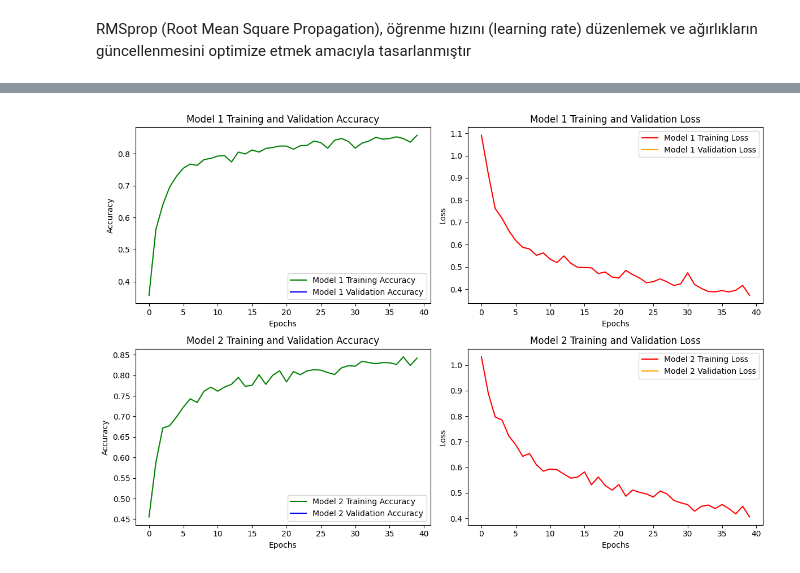
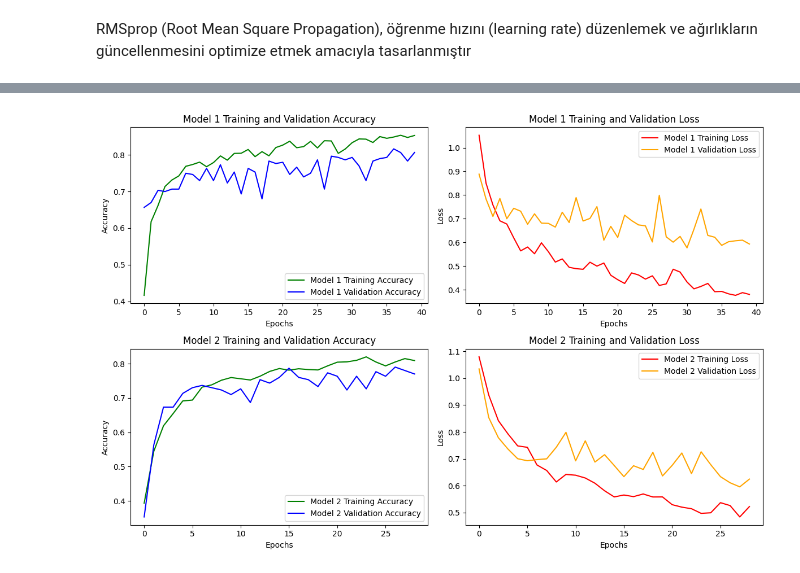
Before and after one commit to eliffkrc/firedetection2model, a Jupyter notebook: fire2model.ipynb, the cells around one changed output, grey strips where cells are left out. Drawn from its saved outputs; the diff is of its cells as text; code cells hidden in the pictures.

```diff
--- a/fire2model.ipynb
+++ b/fire2model.ipynb
@@ -124,12 +122,12 @@ model1 = Sequential([
 model1.compile(
     loss='categorical_crossentropy',
     optimizer=Adam(learning_rate=0.0001), #genel
-    metrics=['acc']
+    metrics=['accuracy']
 )
 model1.summary()
 early_stopping_callback = EarlyStopping(
-    monitor='val_acc',
-    patience=10,          # epoch boyunca değişmezse eğitimi durdur
+    monitor='accuracy',
+    patience=5,          # epoch boyunca değişmezse eğitimi durdur
     restore_best_weights=True  # En iyi ağırlıkları geri yükle
 )
 
@@ -138,7 +136,7 @@ history = model1.fit(
     steps_per_epoch=14,
     epochs=40,
     validation_data=validation_generator,
-    validation_steps=14,
+    validation_steps=5,
     callbacks=[early_stopping_callback]
 )
 # %% [output]
@@ -220,7 +204,6 @@ Daha az sayıda parametre ile daha karmaşık veri setlerini iyi öğrenemeyebil
 # %% [markdown]
 RMSprop (Root Mean Square Propagation), öğrenme hızını (learning rate) düzenlemek ve ağırlıkların güncellenmesini optimize etmek amacıyla tasarlanmıştır
 # %%
-
 from tensorflow.keras.models import Sequential
 from tensorflow.keras.layers import Conv2D, MaxPooling2D, Flatten, Dense, Dropout
 from tensorflow.keras.callbacks import EarlyStopping
@@ -234,30 +217,29 @@ model2 = Sequential([
     MaxPooling2D(pool_size=(2, 2)),
     Conv2D(256, (3, 3), activation='relu'),
     MaxPooling2D(pool_size=(2, 2)),
+    Conv2D(512, (3, 3), activation='relu'),
+    MaxPooling2D(pool_size=(2, 2)),
     Flatten(),
-    Dropout(0.3),
+    Dropout(0.5),
     Dense(256, activation='relu'),
-    Dropout(0.3),
+    Dropout(0.5),
     Dense(128, activation='relu'),
-    Dropout(0.3),
+    Dropout(0.5),
     Dense(3, activation='softmax')
 ])
+model2.summary()
 model2.compile(
     loss='categorical_crossentropy',
     optimizer=RMSprop(learning_rate=0.0001),
     metrics=['accuracy']
 )
-early_stopping_callback = EarlyStopping(
-    monitor='val_accuracy',
-    patience=10,          # epoch boyunca değişmezse eğitimi durdur
-    restore_best_weights=True  # En iyi ağırlıkları geri yükle
-)
+early_stopping_model2 = EarlyStopping(monitor='accuracy',patience=5, restore_best_weights=True, min_delta=0.001, mode = 'max', verbose=1)
 history2 = model2.fit(
     train_generator,
     steps_per_epoch=14,
     epochs= 40,
     validation_data=validation_generator,
-    validation_steps=14,
+    validation_steps=5,
     callbacks=[early_stopping_callback]
 )
 # %% [output]
@@ -366,8 +305,8 @@ plt.figure(figsize=(12, 8))
 
 # Model 1 Accuracy
 plt.subplot(2, 2, 1)
-plt.plot(history.history['acc'], 'g', label='Model 1 Training Accuracy')
-plt.plot(history.history['val_acc'], 'b', label='Model 1 Validation Accuracy')
+plt.plot(history.history['accuracy'], 'g', label='Model 1 Training Accuracy')
+plt.plot(history.history['val_accuracy'], 'b', label='Model 1 Validation Accuracy')
 plt.title('Model 1 Training and Validation Accuracy')
 plt.xlabel('Epochs')
 plt.ylabel('Accuracy')
@@ -376,34 +315,34 @@ plt.legend()
 # Model 1 Loss
 plt.subplot(2, 2, 2)
 plt.plot(history.history['loss'], 'r', label='Model 1 Training Loss')
 plt.plot(history.history['val_loss'], 'orange', label='Model 1 Validation Loss')
 plt.title('Model 1 Training and Validation Loss')
 plt.xlabel('Epochs')
 plt.ylabel('Loss')
 plt.legend()
 
 # Model 2 Accuracy
 plt.subplot(2, 2, 3)
 plt.plot(history2.history['accuracy'], 'g', label='Model 2 Training Accuracy')
 plt.plot(history2.history['val_accuracy'], 'b', label='Model 2 Validation Accuracy')
 plt.title('Model 2 Training and Validation Accuracy')
 plt.xlabel('Epochs')
 plt.ylabel('Accuracy')
 plt.legend()
 
 # Model 2 Loss
 plt.subplot(2, 2, 4)
 plt.plot(history2.history['loss'], 'r', label='Model 2 Training Loss')
 plt.plot(history2.history['val_loss'], 'orange', label='Model 2 Validation Loss')
 plt.title('Model 2 Training and Validation Loss')
 plt.xlabel('Epochs')
 plt.ylabel('Loss')
 plt.legend()
 
 plt.tight_layout()
 plt.show()
 # %% [output]
-[figure, old version]
+[figure, new version]
 # %%
 # Görüntü tahmini için kullanıcıdan dosya yükleme
 uploaded = files.upload()
```
Also changed, not shown: parts of 8 cells of this notebook.
